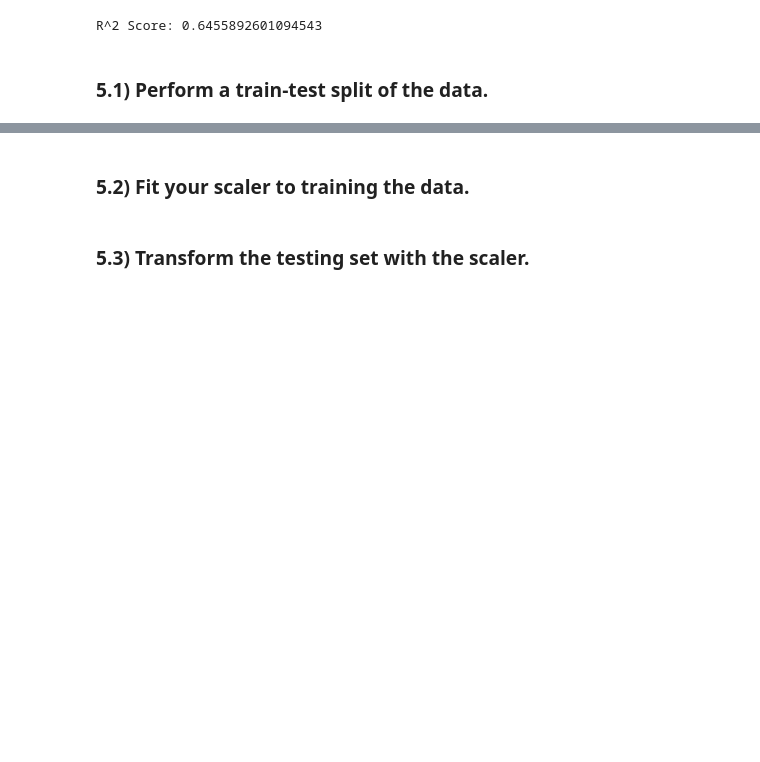
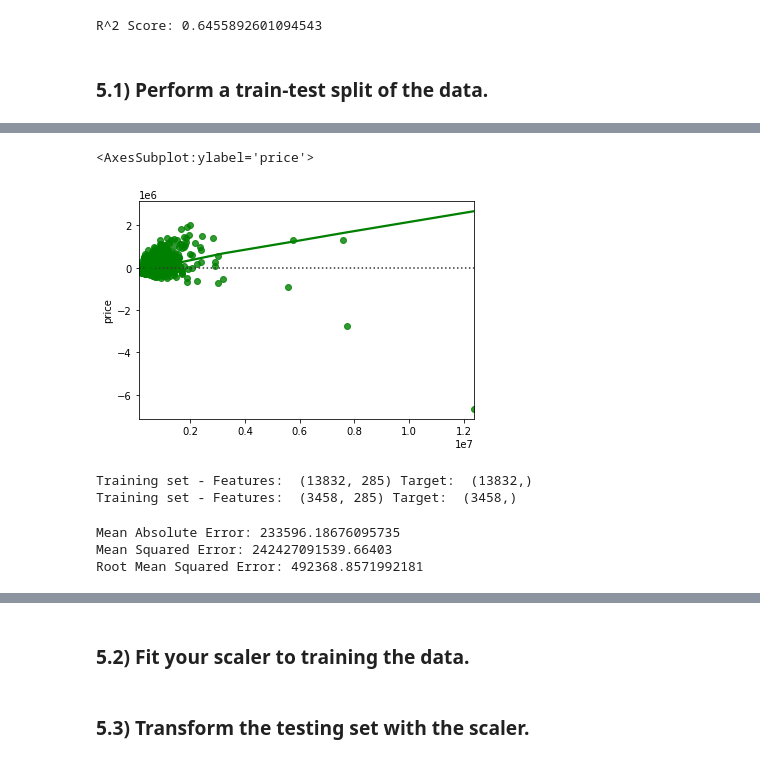
Before and after one commit to raizelistaken/Housing_Prices_KC, a Jupyter notebook: Bakeoff_modeling_process_Copy1.ipynb, the cells around one changed output, grey strips where cells are left out. Cells and saved outputs as stored; diff of their text form; code cells hidden in the pictures; blank space fills up the shorter version.

```diff
--- a/Bakeoff_modeling_process_Copy1.ipynb
+++ b/Bakeoff_modeling_process_Copy1.ipynb
@@ -513,0 +656,15 @@ R^2 Score: 0.6455892601094543
+# %%
+sns.residplot(y_log_pred, y_test, lowess=True, color="g")
+# %% [output]
+<AxesSubplot:ylabel='price'>
+[figure, added]
+# %%
+#call train_test_split on the data and capture the results
+X_train_poly, X_test_poly, y_train_poly, y_test_poly = train_test_split(df_poly3, target, random_state=34,test_size=0.2)
+
+#check the shape of the results
+print("Training set - Features: ", X_train_poly.shape, "Target: ", y_train_poly.shape)
+print("Training set - Features: ", X_test_poly.shape, "Target: ",y_test_poly.shape)
+# %% [output]
+Training set - Features:  (13832, 285) Target:  (13832,)
+Training set - Features:  (3458, 285) Target:  (3458,)
@@ -513,0 +679,13 @@ R^2 Score: 0.6455892601094543
+# %%
+train_mae_poly = metrics.mean_absolute_error(y_train_poly, train_preds)
+train_mse_poly = metrics.mean_squared_error(y_train_poly, train_preds)
+train_rmse_poly = np.sqrt(metrics.mean_squared_error(y_train_poly, train_preds))
+
+
+print('Mean Absolute Error:', train_mae_poly )
+print('Mean Squared Error:',  train_mse_poly)
+print('Root Mean Squared Error:' , train_rmse_poly)
+# %% [output]
+Mean Absolute Error: 233596.18676095735
+Mean Squared Error: 242427091539.66403
+Root Mean Squared Error: 492368.8571992181
```
Also changed, not shown: parts of 26 cells of this notebook.
